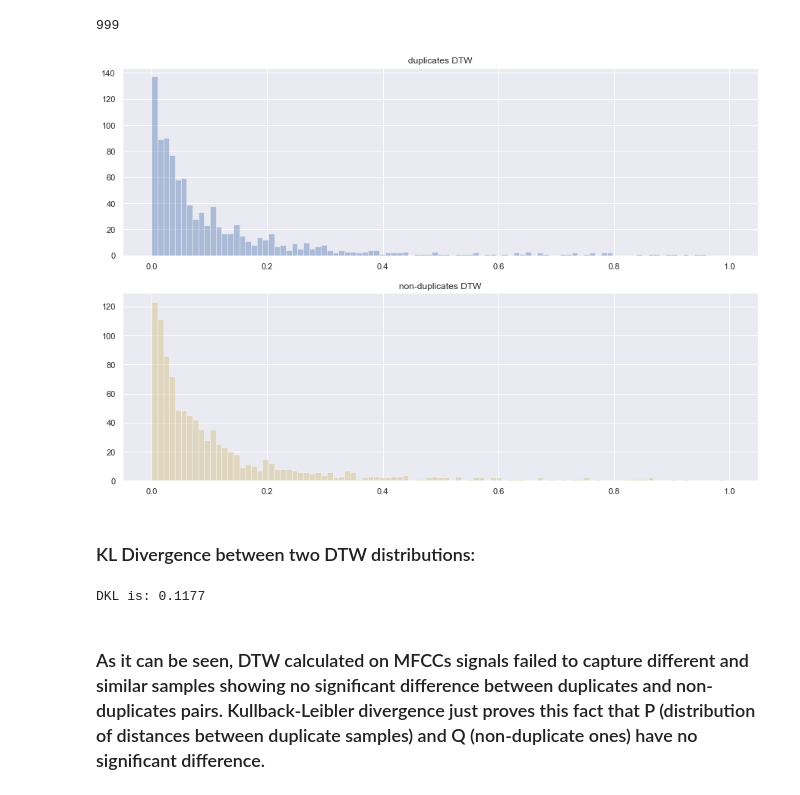
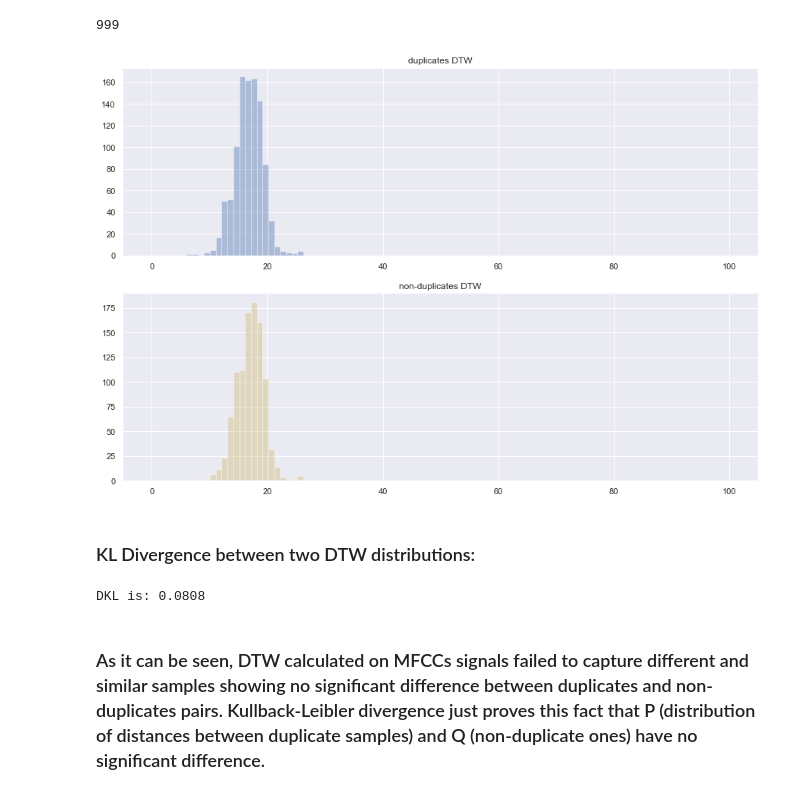
Before and after one commit to qdenisq/SpeechAcquisitionModel, a Jupyter notebook: src/dtw/prefix_identification_noELBO.ipynb, the cells around one changed output. Saved outputs shown, nothing was run; the diff lists cells and outputs as text; code cells hidden in the pictures.

```diff
--- a/src/dtw/prefix_identification_noELBO.ipynb
+++ b/src/dtw/prefix_identification_noELBO.ipynb
@@ -22,6 +22,8 @@ import seaborn as sns
 sns.set()
 
 %matplotlib inline
+# %%
+DISTANCE='canberra'
 # %% [markdown]
 ## Load data
 # %%
@@ -144,41 +146,41 @@ for i in range(n_mini_batch_size):
     x = data['x'][i].squeeze()
 
     y_duplicate = duplicates['x'][i].squeeze()
-    duplicates_dtw.append(dtwalign.dtw(x, y_duplicate, dist=euclidean, open_end=False, dist_only=True).normalized_distance)
+    duplicates_dtw.append(dtwalign.dtw(x, y_duplicate, dist=DISTANCE, open_end=False, dist_only=True).normalized_distance)
 
     y_non_duplicate = non_duplicates['x'][i].squeeze()
-    non_duplicates_dtw.append(dtwalign.dtw(x, y_non_duplicate, dist=euclidean, open_end=False, dist_only=True).normalized_distance)
+    non_duplicates_dtw.append(dtwalign.dtw(x, y_non_duplicate, dist=DISTANCE, open_end=False, dist_only=True).normalized_distance)
 # %% [output]
 999
 # %%
-bins = np.linspace(0, 1., 100)
+bins = np.linspace(0, 100., 100)
 fig, axes = plt.subplots(2, 1, figsize=(15,10))
 
-duplicates_dtw_filtered = np.array(duplicates_dtw)[np.where(np.array(duplicates_dtw) < 1.)]
-non_duplicates_dtw_filtered = np.array(non_duplicates_dtw)[np.where(np.array(non_duplicates_dtw) < 1.)]
+duplicates_dtw_filtered = np.array(duplicates_dtw)[np.where(np.array(duplicates_dtw) < 100.)]
+non_duplicates_dtw_filtered = np.array(non_duplicates_dtw)[np.where(np.array(non_duplicates_dtw) < 100.)]
 
 
-sns.distplot(duplicates_dtw_filtered, bins=bins, ax=axes[0], kde=False)
+sns.distplot(duplicates_dtw,  bins=bins, ax=axes[0], kde=False)
 axes[0].title.set_text('duplicates DTW')
 
-sns.distplot(non_duplicates_dtw_filtered, bins=bins, color='y', ax=axes[1], kde=False)
+sns.distplot(non_duplicates_dtw, bins=bins,  color='y', ax=axes[1], kde=False)
 axes[1].title.set_text('non-duplicates DTW')
 plt.show()
 # %% [output]
-[figure, old version]
+[figure, new version]
 # %% [markdown]
 ### KL Divergence between two DTW distributions:
 # %%
-hist_dup, _ = np.histogram(duplicates_dtw, bins=bins)
+hist_dup, _ = np.histogram(duplicates_dtw)
 hist_dup = hist_dup / np.sum(hist_dup)
 
-hist_non_dup, _ = np.histogram(non_duplicates_dtw, bins=bins)
+hist_non_dup, _ = np.histogram(non_duplicates_dtw)
 hist_non_dup = hist_non_dup / np.sum(hist_non_dup)
 
 dkl = scipy.special.kl_div(hist_dup+1e-5, hist_non_dup+1e-5).sum()
 print(f"DKL is: {dkl:.4f}")
 # %% [output]
-DKL is: 0.1177
+DKL is: 0.0808
 # %% [markdown]
 ### As it can be seen, DTW calculated on MFCCs signals failed to capture different and similar samples showing no significant difference between duplicates and non-duplicates pairs. Kullback-Leibler divergence just proves this fact that P (distribution of distances between duplicate samples) and Q (non-duplicate ones) have no significant difference.
 # %% [markdown]
```
Also changed, not shown: parts of 49 cells of this notebook, 5 other files.
